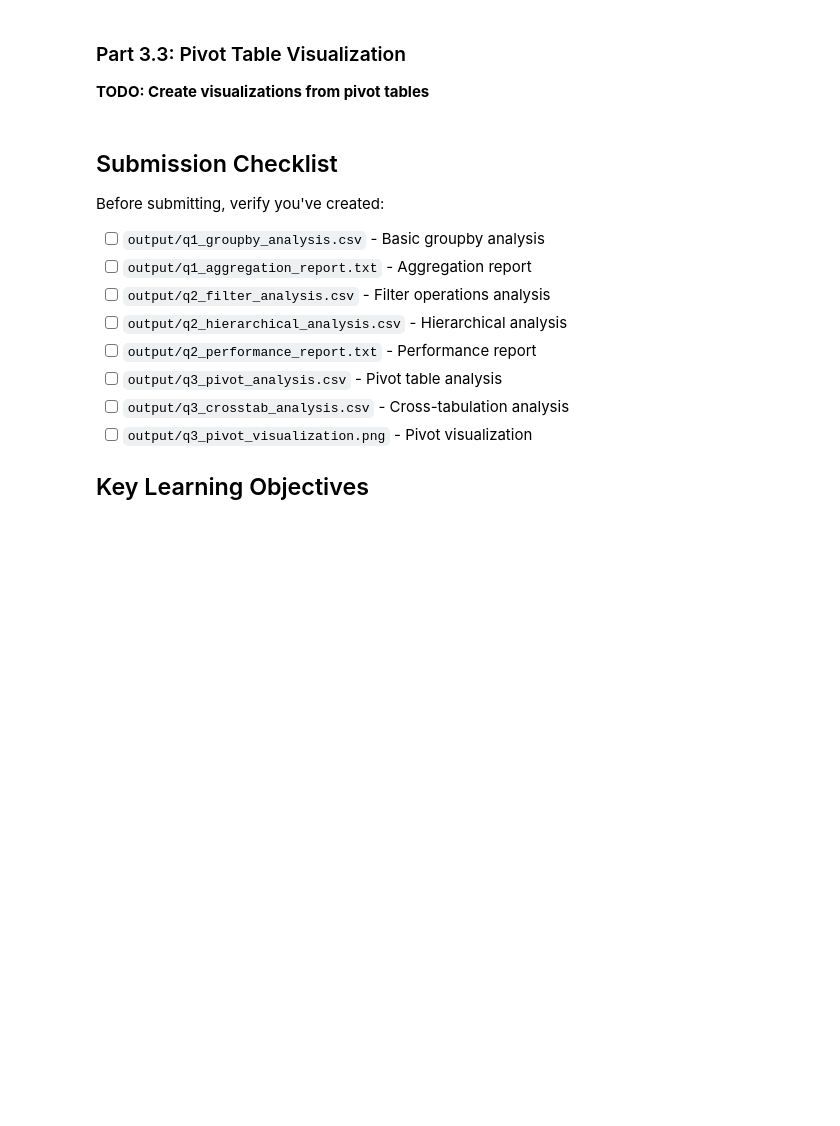
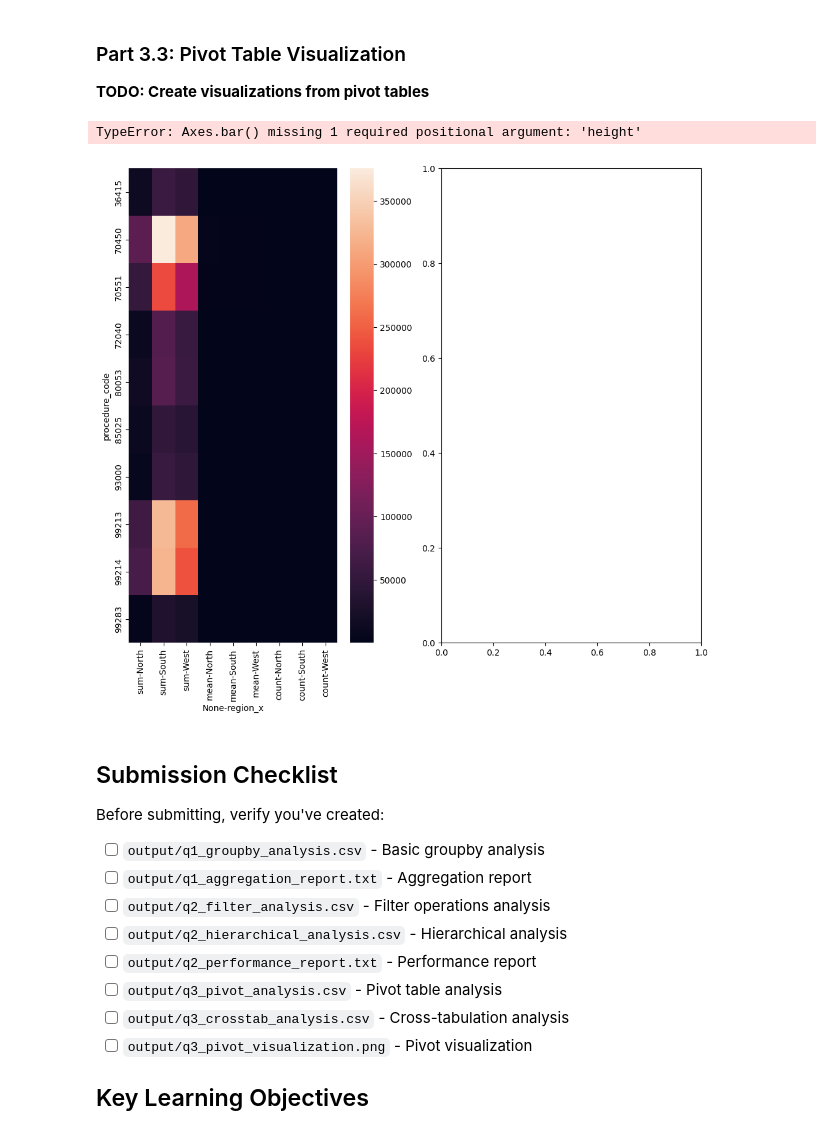
Before and after one commit to UCSF-DataSci/ds217-08-group-filter-and-flow-bnishimine, a Jupyter notebook: assignment.ipynb, the cells around one changed output. Saved outputs shown, nothing was run; the diff lists cells and outputs as text; code cells hidden in the pictures; blank space fills up the shorter version.

```diff
--- a/assignment.ipynb
+++ b/assignment.ipynb
@@ -187,10 +225,12 @@ NameError: name 'merged_df' is not defined
 # TODO: Create pivot table with multiple aggregations (sum, mean, count)
 # TODO: Add totals (margins) to pivot table
 # TODO: Handle missing values with fill_value
+pivot = pd.pivot_table(providencility_df, index= 'procedure_code', columns = 'region_x', values = 'service_charge', aggfunc= ['sum', 'mean', 'count'])
 
 # Tip: When saving a pivot table to CSV, the index (row labels) is preserved by default.
 #      This is usually desired - when reading back, use index_col=0 to restore the index.
 # TODO: Save results as 'output/q3_pivot_analysis.csv'
+pivot.to_csv('output/q3_pivot_analysis.csv')
 # %% [markdown]
 ### Part 3.2: Cross-Tabulations
 
@@ -210,10 +253,18 @@ NameError: name 'merged_df' is not defined
 # %%
 # TODO: Create heatmap from pivot table
 # TODO: Create bar chart from pivot table
 # TODO: Customize colors and styling
 # TODO: Add appropriate titles and labels
+fig, axes = plt.subplots(1, 2, figsize= (12, 10))
 
+sns.heatmap(pivot, ax = axes[0])
+axes[1].bar(pivot['sum'])
 # TODO: Save the plot as 'output/q3_pivot_visualization.png'
+
+fig.savefig('output/q3_pivot_visualization.png')
+# %% [output]
+TypeError: Axes.bar() missing 1 required positional argument: 'height'
+[figure, added]
 # %% [markdown]
 ## Submission Checklist
 
```
Also changed, not shown: parts of 5 cells of this notebook, 5 other files.
